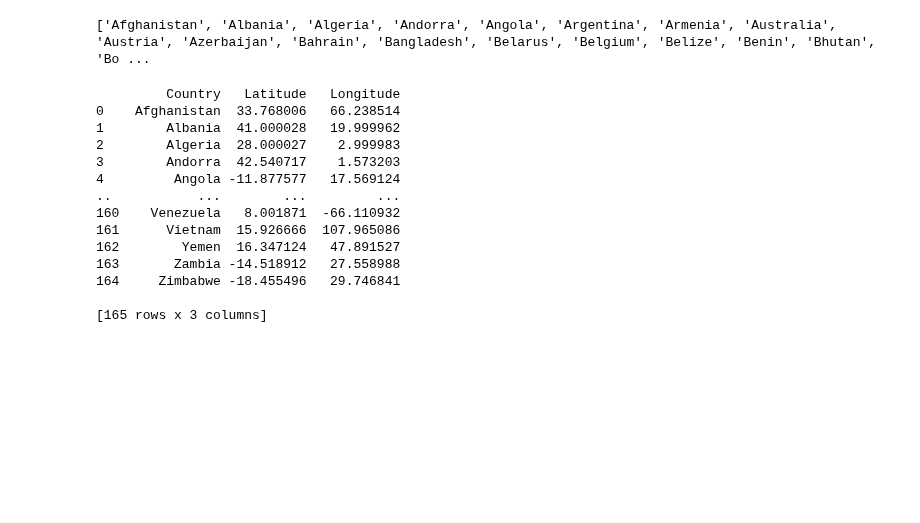
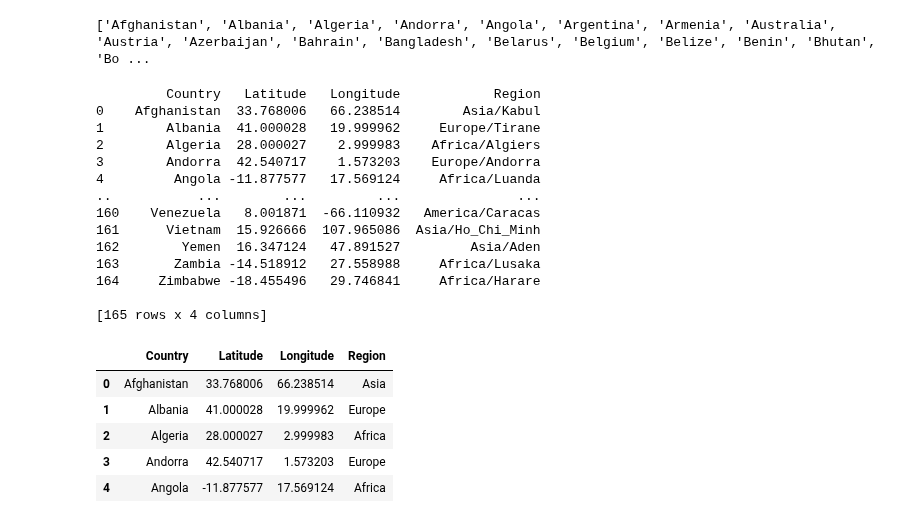
Before and after one commit to tiascott01/07_GroupProject1, a Jupyter notebook: Haylee/merge_resource_files.ipynb, the cells around one changed output. Drawn from its saved outputs; the diff is of its cells as text; code cells hidden in the pictures; blank space fills up the shorter version.

```diff
--- a/Haylee/merge_resource_files.ipynb
+++ b/Haylee/merge_resource_files.ipynb
@@ -140,12 +140,14 @@ for country in country_list:
             # Usually, the first feature in the list is the most relevant
             feature = data['features'][0]
             coordinates = feature['geometry']['coordinates']
+            region = feature['properties']['timezone']
 
             # Add the country and its coordinates to the results list
             results.append({
                 'Country': country,
                 'Latitude': coordinates[1],
-                'Longitude': coordinates[0]
+                'Longitude': coordinates[0],
+                'Region' : region['name']
             })
         else:
             print(f'No results found for {country}')
@@ -158,20 +160,31 @@ df_coordinates = pd.DataFrame(results)
 # Display the DataFrame
 print(df_coordinates)
 # %% [output]
-         Country   Latitude   Longitude
-0    Afghanistan  33.768006   66.238514
-1        Albania  41.000028   19.999962
-2        Algeria  28.000027    2.999983
-3        Andorra  42.540717    1.573203
-4         Angola -11.877577   17.569124
-..           ...        ...         ...
-160    Venezuela   8.001871  -66.110932
-161      Vietnam  15.926666  107.965086
-162        Yemen  16.347124   47.891527
-163       Zambia -14.518912   27.558988
-164     Zimbabwe -18.455496   29.746841
+         Country   Latitude   Longitude            Region
+0    Afghanistan  33.768006   66.238514        Asia/Kabul
+1        Albania  41.000028   19.999962     Europe/Tirane
+2        Algeria  28.000027    2.999983    Africa/Algiers
+3        Andorra  42.540717    1.573203    Europe/Andorra
+4         Angola -11.877577   17.569124     Africa/Luanda
+..           ...        ...         ...               ...
+160    Venezuela   8.001871  -66.110932   America/Caracas
+161      Vietnam  15.926666  107.965086  Asia/Ho_Chi_Minh
+162        Yemen  16.347124   47.891527         Asia/Aden
+163       Zambia -14.518912   27.558988     Africa/Lusaka
+164     Zimbabwe -18.455496   29.746841     Africa/Harare
 
-[165 rows x 3 columns]
+[165 rows x 4 columns]
+# %%
+# Splitting the 'Region' column at '/' and keeping only the first part
+df_coordinates['Region'] = df_coordinates['Region'].str.split('/').str[0]
+df_coordinates.head()
+# %% [output]
+|  | Country | Latitude | Longitude | Region |
+| 0 | Afghanistan | 33.768006 | 66.238514 | Asia |
+| 1 | Albania | 41.000028 | 19.999962 | Europe |
+| 2 | Algeria | 28.000027 | 2.999983 | Africa |
+| 3 | Andorra | 42.540717 | 1.573203 | Europe |
+| 4 | Angola | -11.877577 | 17.569124 | Africa |
 # %%
 # Merging Censor Data, with Coordinates Data
 final_df = pd.merge(df_clean, df_coordinates, on="Country", how="inner")
```
Also changed, not shown: parts of 2 cells of this notebook.
